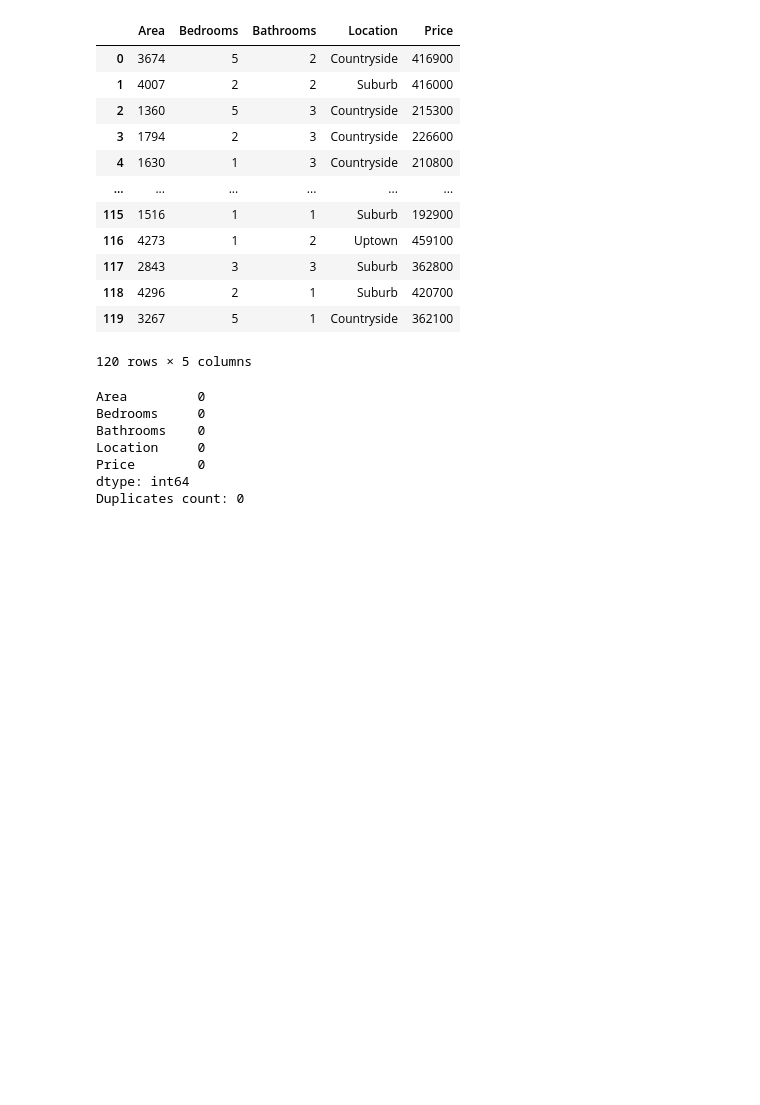
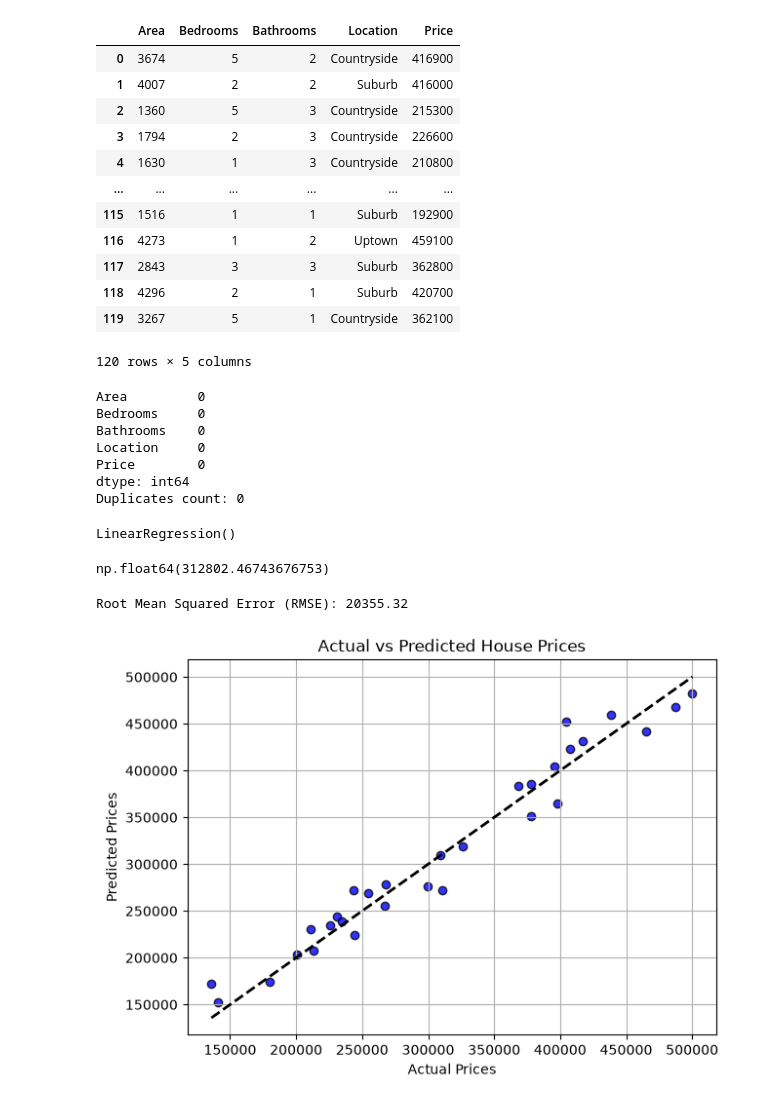
Before and after one commit to MehmoodCoder/ML_Learning, a Jupyter notebook: Regression/main.ipynb, the cells around one changed output. Drawn from its saved outputs; the diff is of its cells as text; code cells hidden in the pictures; blank space fills up the shorter version.

Commit message:
Train Model and Predict it an also Plot Actual vs Predicted House Prices

```diff
--- a/Regression/main.ipynb
+++ b/Regression/main.ipynb
@@ -37,3 +37,35 @@ Location     0
 Price        0
 dtype: int64
 Duplicates count: 0
+# %%
+X = df[['Area', 'Bedrooms', 'Bathrooms']]
+y = df['Price']
+# %%
+X_train, X_test, y_train, y_test = train_test_split(X, y, test_size=0.25, random_state=42)
+# %%
+model = LinearRegression()
+model.fit(X_train, y_train)
+# %% [output]
+LinearRegression()
+# %%
+y_pred = model.predict(X_test)
+y_pred.mean()
+# %% [output]
+np.float64(312802.46743676753)
+# %%
+mse = mean_squared_error(y_test, y_pred)
+rmse = np.sqrt(mse)
+print(f"Root Mean Squared Error (RMSE): {rmse:.2f}")
+# %% [output]
+Root Mean Squared Error (RMSE): 20355.32
+# %%
+plt.figure(figsize=(7, 5))
+plt.scatter(y_test, y_pred, color='blue', alpha=0.8, edgecolors='k')
+plt.plot([y_test.min(), y_test.max()], [y_test.min(), y_test.max()], color='black', linestyle='--', lw=2)
+plt.xlabel('Actual Prices')
+plt.ylabel('Predicted Prices')
+plt.title('Actual vs Predicted House Prices')
+plt.grid(True)
+plt.show()
+# %% [output]
+[figure, added]
```
